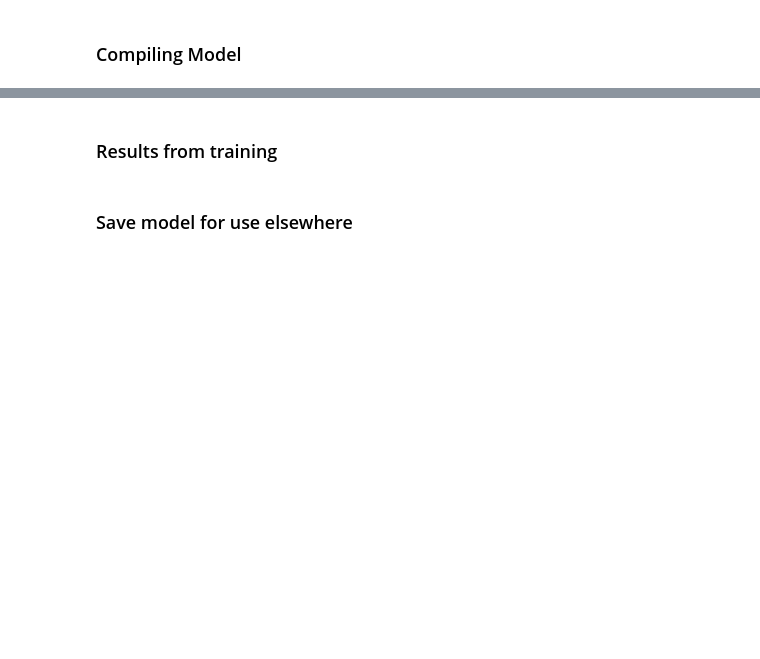
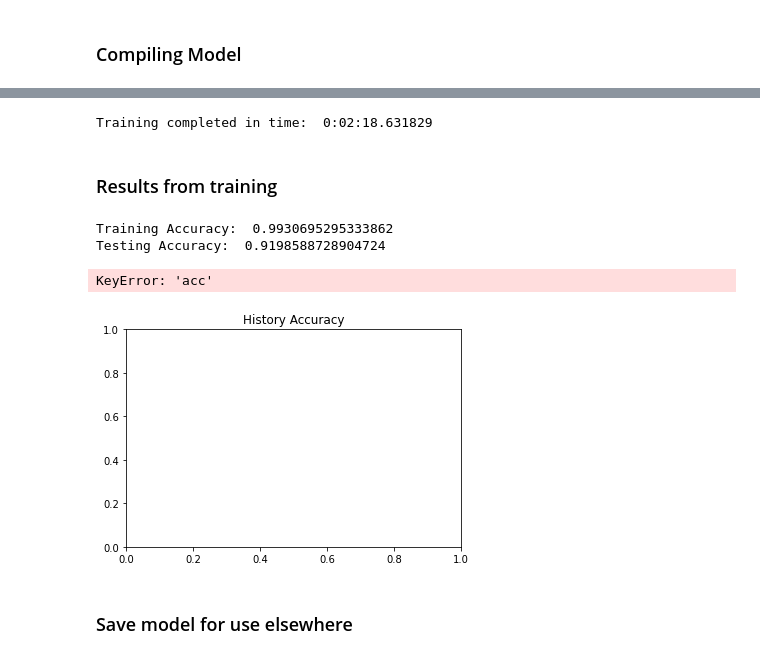
Before and after one commit to sekwah41/SoundLocAndRecClassification, a Jupyter notebook: src/2 Model Training.ipynb, the cells around one changed output, grey strips where cells are left out. Drawn from its saved outputs; the diff is of its cells as text; code cells hidden in the pictures; blank space fills up the shorter version.

```diff
--- a/src/2 Model Training.ipynb
+++ b/src/2 Model Training.ipynb
@@ -112,10 +114,12 @@ checkpointer = ModelCheckpoint(filepath='models/weights.best.basic_cnn.hdf5',
                                verbose=0, save_best_only=True)
 start = datetime.now()
 
-model.fit(x_train, y_train, batch_size=num_batch_size, epochs=num_epochs, validation_data=(x_test, y_test), callbacks=[checkpointer,TqdmCallback(verbose=1)], verbose = 0)
+history = model.fit(x_train, y_train, batch_size=num_batch_size, epochs=num_epochs, validation_data=(x_test, y_test), callbacks=[checkpointer,TqdmCallback(verbose=1), history], verbose = 0)
 
 duration = datetime.now() - start
 print("Training completed in time: ", duration)
+# %% [output]
+Training completed in time:  0:02:18.631829
 # %% [markdown]
 ### Results from training
 # %%
@@ -125,3 +129,18 @@ print("Training Accuracy: ", score[1])
 
 score = model.evaluate(x_test, y_test, verbose=0)
 print("Testing Accuracy: ", score[1])
+# %% [output]
+Training Accuracy:  0.9930695295333862
+Testing Accuracy:  0.9198588728904724
+# %%
+import matplotlib.pyplot as plt
+
+plt.figure()
+plt.title('History Accuracy')
+plt.plot(history.history['acc'])
+plt.plot(history.history['val_acc'])
+plt.ylabel('Accuracy %')
+plt.xlabel('Epoch')
+# %% [output]
+KeyError: 'acc'
+[figure, added]
```
Also changed, not shown: parts of 3 cells of this notebook, 7 other files.
